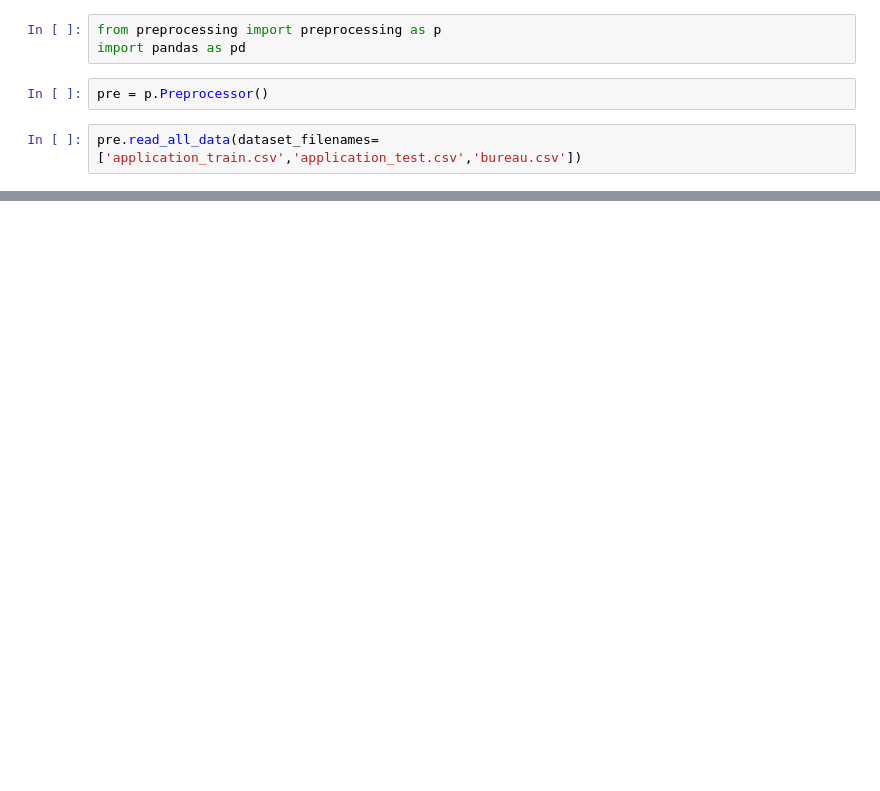
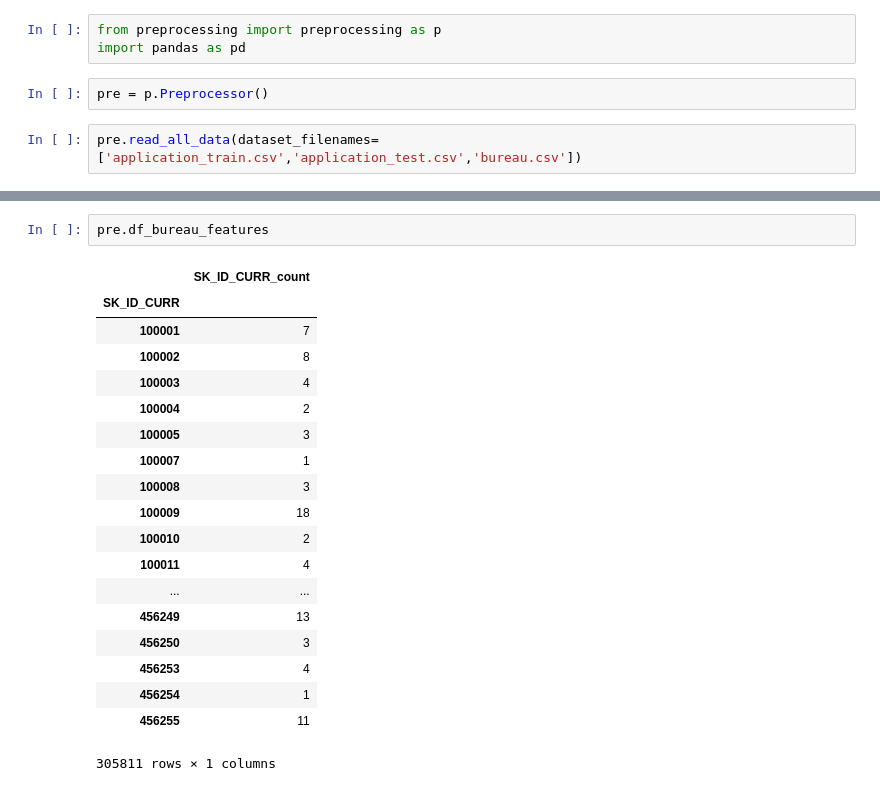
Before and after one commit to Edwardp17/home_credit, a Jupyter notebook: src/manual_fe.ipynb, the cells around one changed output, grey strips where cells are left out. Drawn from its saved outputs; the diff is of its cells as text; blank space fills up the shorter version.

```diff
--- a/src/manual_fe.ipynb
+++ b/src/manual_fe.ipynb
@@ -31,0 +52,22 @@ pre.set_bureau_train_features()
+# %%
+pre.df_bureau_features
+# %% [output]
+|  | SK_ID_CURR_count |
+| SK_ID_CURR |  |
+| 100001 | 7 |
+| 100002 | 8 |
+| 100003 | 4 |
+| 100004 | 2 |
+| 100005 | 3 |
+| 100007 | 1 |
+| 100008 | 3 |
+| 100009 | 18 |
+| 100010 | 2 |
+| 100011 | 4 |
+| ... | ... |
+| 456249 | 13 |
+| 456250 | 3 |
+| 456253 | 4 |
+| 456254 | 1 |
+| 456255 | 11 |
+305811 rows × 1 columns
```
Also changed, not shown: parts of 5 cells of this notebook.
